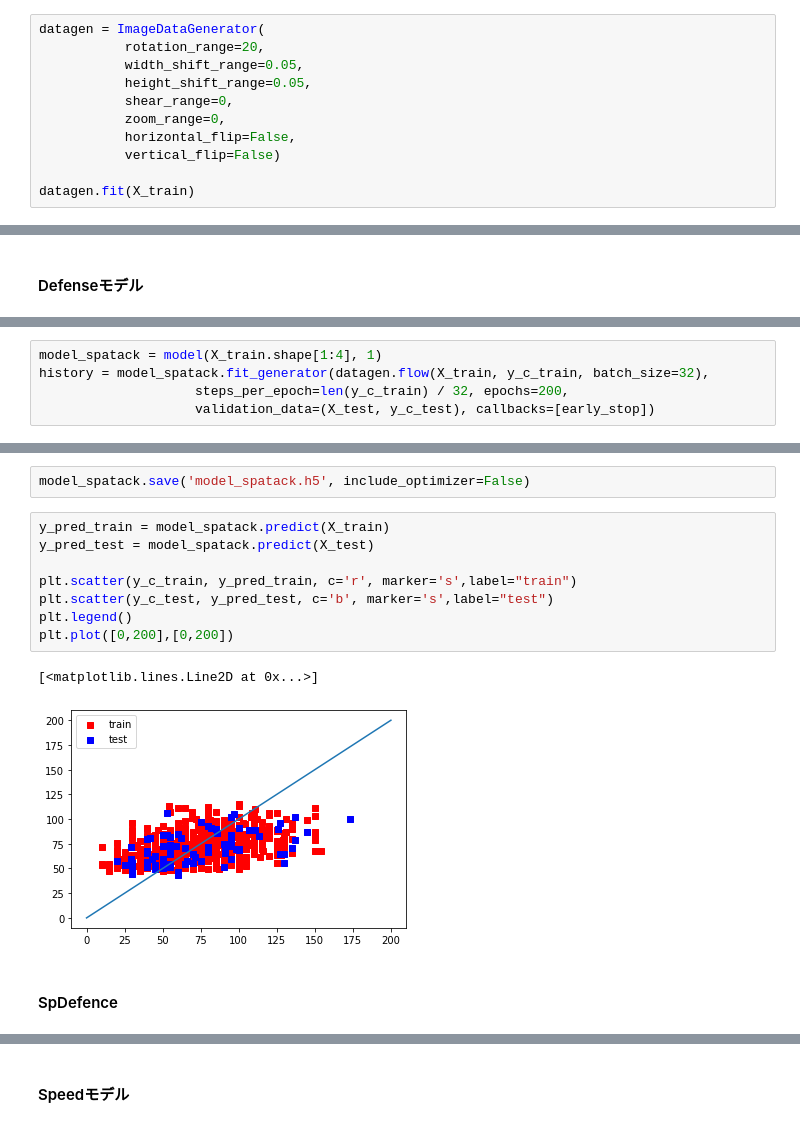
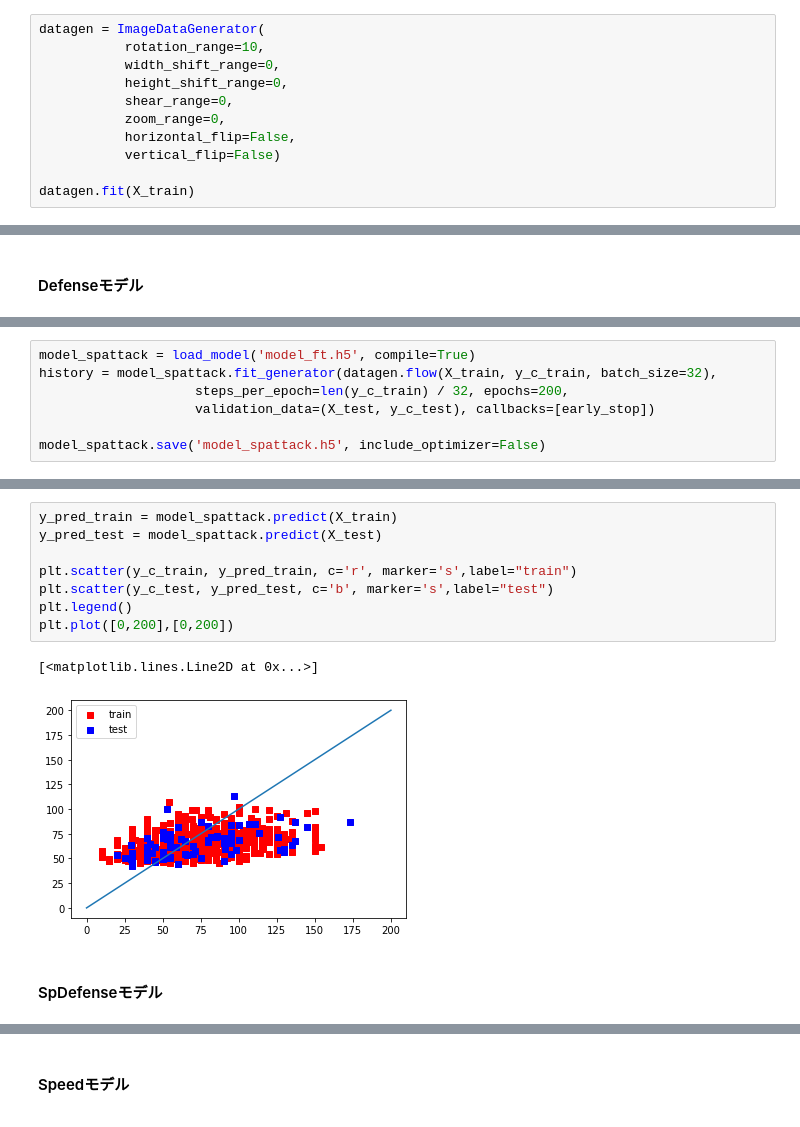
Before and after one commit to have-not/pokemon-dataset, a Jupyter notebook: predict_stats_cnn.ipynb, the cells around one changed output, grey strips where cells are left out. Cells and saved outputs as stored; diff of their text form.

```diff
--- a/predict_stats_cnn.ipynb
+++ b/predict_stats_cnn.ipynb
@@ -328,9 +361,9 @@ from keras.preprocessing import image as keras_image
 from keras.preprocessing.image import ImageDataGenerator
 # %%
 datagen = ImageDataGenerator(
-           rotation_range=20,
-           width_shift_range=0.05,
-           height_shift_range=0.05,
+           rotation_range=10,
+           width_shift_range=0,
+           height_shift_range=0,
            shear_range=0,
            zoom_range=0,
            horizontal_flip=False,
@@ -485,5 +593,7 @@ plt.plot([0,200],[0,200])
 # %%
-model_spatack = model(X_train.shape[1:4], 1)
-history = model_spatack.fit_generator(datagen.flow(X_train, y_c_train, batch_size=32),
+model_spattack = load_model('model_ft.h5', compile=True)
+history = model_spattack.fit_generator(datagen.flow(X_train, y_c_train, batch_size=32),
                     steps_per_epoch=len(y_c_train) / 32, epochs=200,
                     validation_data=(X_test, y_c_test), callbacks=[early_stop])
+
+model_spattack.save('model_spattack.h5', include_optimizer=False)
@@ -490,16 +618,14 @@ history = model_spatack.fit_generator(datagen.flow(X_train, y_c_train, batch_siz
-# %%
-model_spatack.save('model_spatack.h5', include_optimizer=False)
 # %%
-y_pred_train = model_spatack.predict(X_train)
-y_pred_test = model_spatack.predict(X_test)
+y_pred_train = model_spattack.predict(X_train)
+y_pred_test = model_spattack.predict(X_test)
 
 plt.scatter(y_c_train, y_pred_train, c='r', marker='s',label="train")
 plt.scatter(y_c_test, y_pred_test, c='b', marker='s',label="test")
 plt.legend()
 plt.plot([0,200],[0,200])
 # %% [output]
 [<matplotlib.lines.Line2D at 0x...>]
-[figure, old version]
+[figure, new version]
 # %% [markdown]
-#### SpDefence
+#### SpDefenseモデル
 # %%
```
Also changed, not shown: parts of 34 cells of this notebook.
